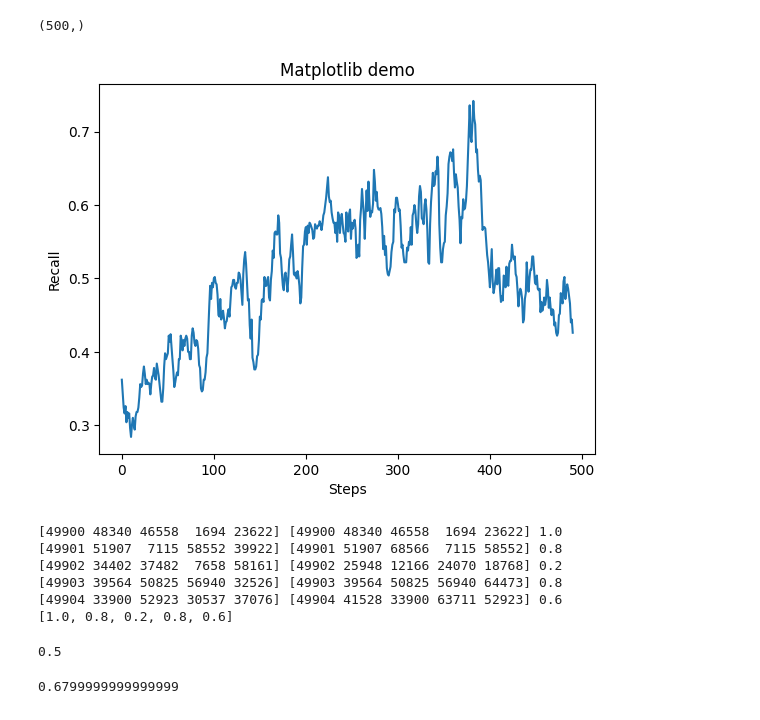
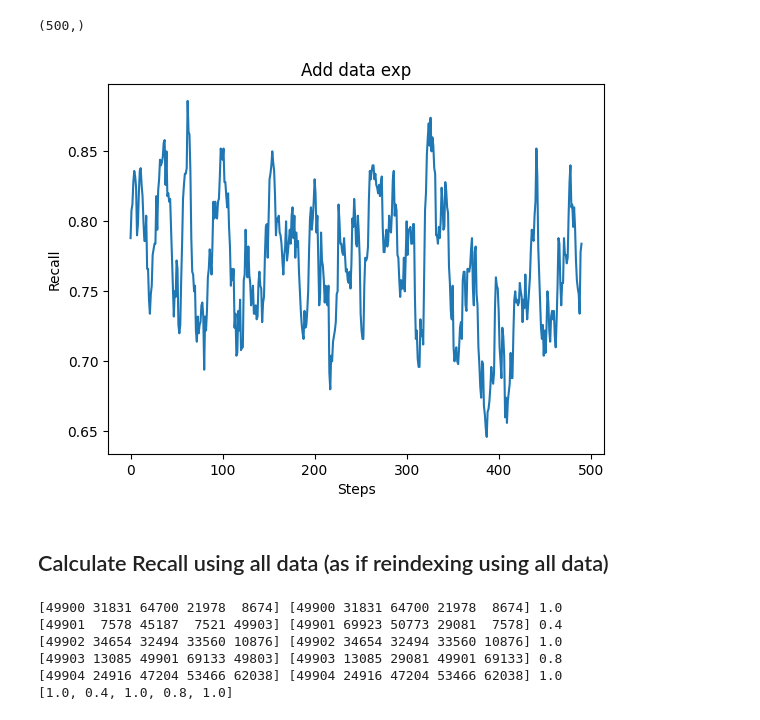
Before and after one commit to zyang37/beyond_vector_search, a Jupyter notebook: hnsw_exp.ipynb, the cells around one changed output. Saved outputs shown, nothing was run; the diff lists cells and outputs as text; code cells hidden in the pictures.

```diff
--- a/hnsw_exp.ipynb
+++ b/hnsw_exp.ipynb
@@ -57,12 +59,3 @@ test = f['test']
 train = f['train']
 # %%
 all_data = np.concatenate((train, test))
-# %%
-dim = 784
-num_elements = 70000
-# Declaring index
-p = hnswlib.Index(space = 'l2', dim = dim) # possible options are l2, cosine or ip
-
-# Initializing index - the maximum number of elements should be known beforehand
-p.init_index(max_elements = num_elements, ef_construction = 5, M = 10)
-k = 5
@@ -89,5 +75,5 @@ print(get_recall(labels[0], dist_ind))
 # %%
-def experiment(init_data, input_data, step, test_k, k):
+def add_data_experiment(init_data, input_data, step, test_k, k):
 
     dim = 784
     num_elements = 70000
@@ -97,7 +83,7 @@ def experiment(init_data, input_data, step, test_k, k):
     hnsw = hnswlib.Index(space = 'l2', dim = dim)
 
     # Initializing index - the maximum number of elements should be known beforehand
-    hnsw.init_index(max_elements = num_elements, ef_construction = 20, M = 50)
+    hnsw.init_index(max_elements = num_elements, ef_construction = 20, M = 5)
 
     # add init_data
     hnsw.add_items(init_data, np.arange(0, init_size))
@@ -115,7 +101,7 @@ def experiment(init_data, input_data, step, test_k, k):
             # ground_truth = kNN(np.concatenate((init_data, input_data[:x+step])), random_test, k)
             # retrieved, _ = p.knn_query(random_test, k = k)
             ground_truth = kNN(np.concatenate((init_data, input_data[:x+step])), input_data[x+i], k)
-            retrieved, _ = p.knn_query(input_data[x+i], k = k)
+            retrieved, _ = hnsw.knn_query(input_data[x+i], k = k)
             recall = get_recall(retrieved[0], ground_truth)
             step_result.append(recall)
             print(retrieved[0], ground_truth, recall)
@@ -123,4 +109,4 @@ def experiment(init_data, input_data, step, test_k, k):
     return recall_results
 # %%
 cut = 20000
-recall_results = experiment(all_data[:cut], all_data[cut:], 100, 5, 10)
+recall_results = add_data_experiment(all_data[:cut], all_data[cut:], 100, 5, 10)
@@ -130,18 +134,20 @@ print(avg.shape)
 # %% [output]
 (500,)
 # %%
-def moving_average(a, n=3):
+def moving_average(a, n=10):
     ret = np.cumsum(a, dtype=float)
     ret[n:] = ret[n:] - ret[:-n]
     return ret[n - 1:] / n
 # %%
-plt.title("Matplotlib demo")
+plt.title("Add data exp")
 plt.xlabel("Steps")
 plt.ylabel("Recall")
 plt.plot(moving_average(avg, 10))
 plt.show()
 # %% [output]
-[figure, old version]
+[figure, new version]
+# %% [markdown]
+## Calculate Recall using all data (as if reindexing using all data)
 # %%
 dim = 784
 num_elements = 70000
@@ -152,7 +158,7 @@ init_size = all_data.shape[0]
 hnsw = hnswlib.Index(space = 'l2', dim = dim)
 
 # Initializing index - the maximum number of elements should be known beforehand
-hnsw.init_index(max_elements = num_elements, ef_construction = 20, M = 50)
+hnsw.init_index(max_elements = num_elements, ef_construction = 20, M = 5)
 
 # add init_data
 hnsw.add_items(all_data, np.arange(0, init_size))
@@ -162,23 +168,15 @@ x=49900
 
 for i in range(5):
     ground_truth = kNN(all_data, all_data[x+i], k)
-    retrieved, _ = p.knn_query(all_data[x+i], k = k)
+    retrieved, _ = hnsw.knn_query(all_data[x+i], k = k)
     recall = get_recall(retrieved[0], ground_truth)
     step_result.append(recall)
     print(retrieved[0], ground_truth, recall)
 print(step_result)
 # %% [output]
-[49900 48340 46558  1694 23622] [49900 48340 46558  1694 23622] 1.0
-[49901 51907  7115 58552 39922] [49901 51907 68566  7115 58552] 0.8
-[49902 34402 37482  7658 58161] [49902 25948 12166 24070 18768] 0.2
-[49903 39564 50825 56940 32526] [49903 39564 50825 56940 64473] 0.8
-[49904 33900 52923 30537 37076] [49904 41528 33900 63711 52923] 0.6
-[1.0, 0.8, 0.2, 0.8, 0.6]
+[49900 31831 64700 21978  8674] [49900 31831 64700 21978  8674] 1.0
+[49901  7578 45187  7521 49903] [49901 69923 50773 29081  7578] 0.4
+[49902 34654 32494 33560 10876] [49902 34654 32494 33560 10876] 1.0
+[49903 13085 49901 69133 49803] [49903 13085 29081 49901 69133] 0.8
+[49904 24916 47204 53466 62038] [49904 24916 47204 53466 62038] 1.0
+[1.0, 0.4, 1.0, 0.8, 1.0]
-# %%
-print(avg[-1])
-# %% [output]
-0.5
-# %%
-print(np.average(step_result))
-# %% [output]
-0.6799999999999999
```
Also changed, not shown: parts of 13 cells of this notebook.
